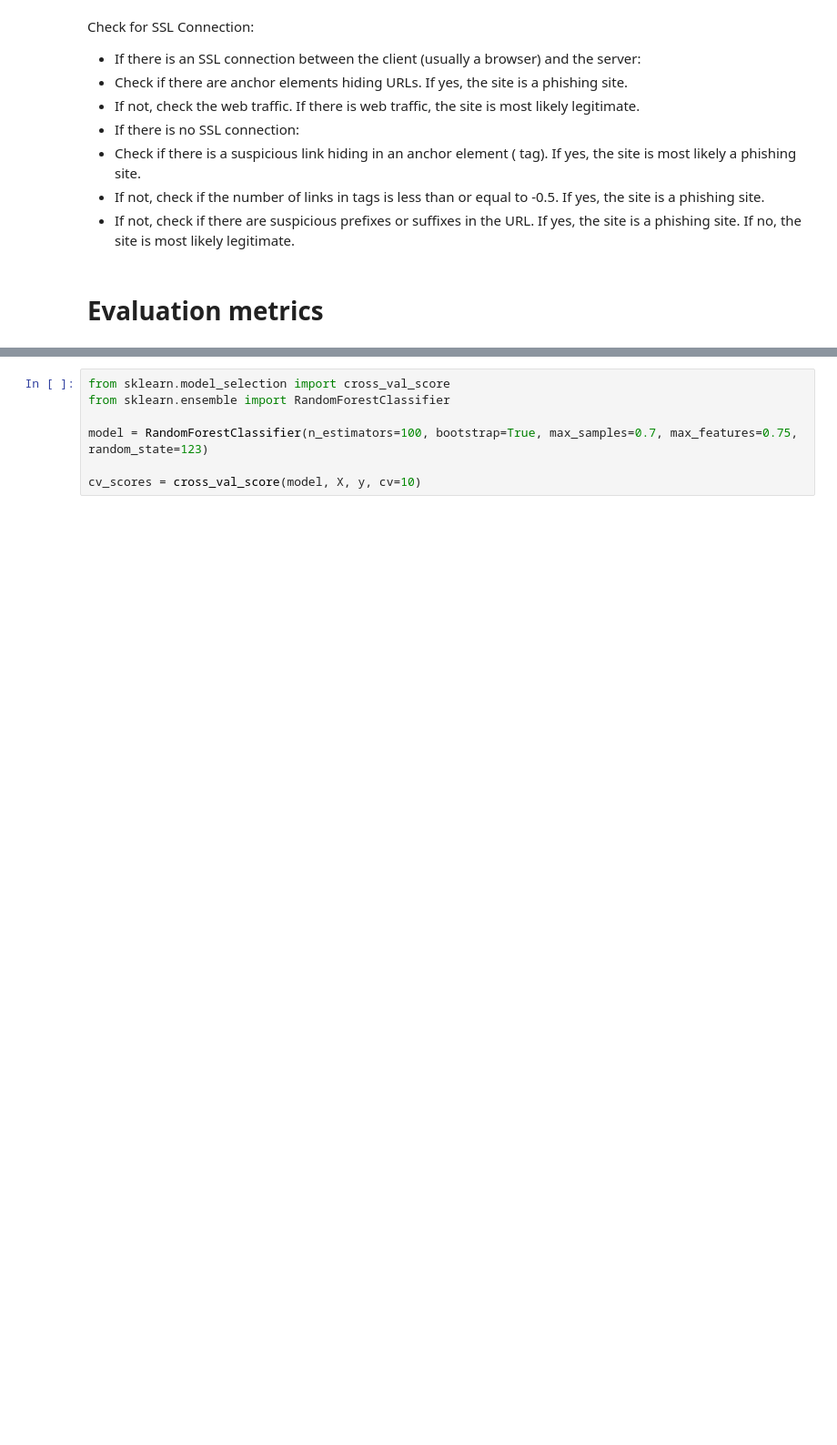
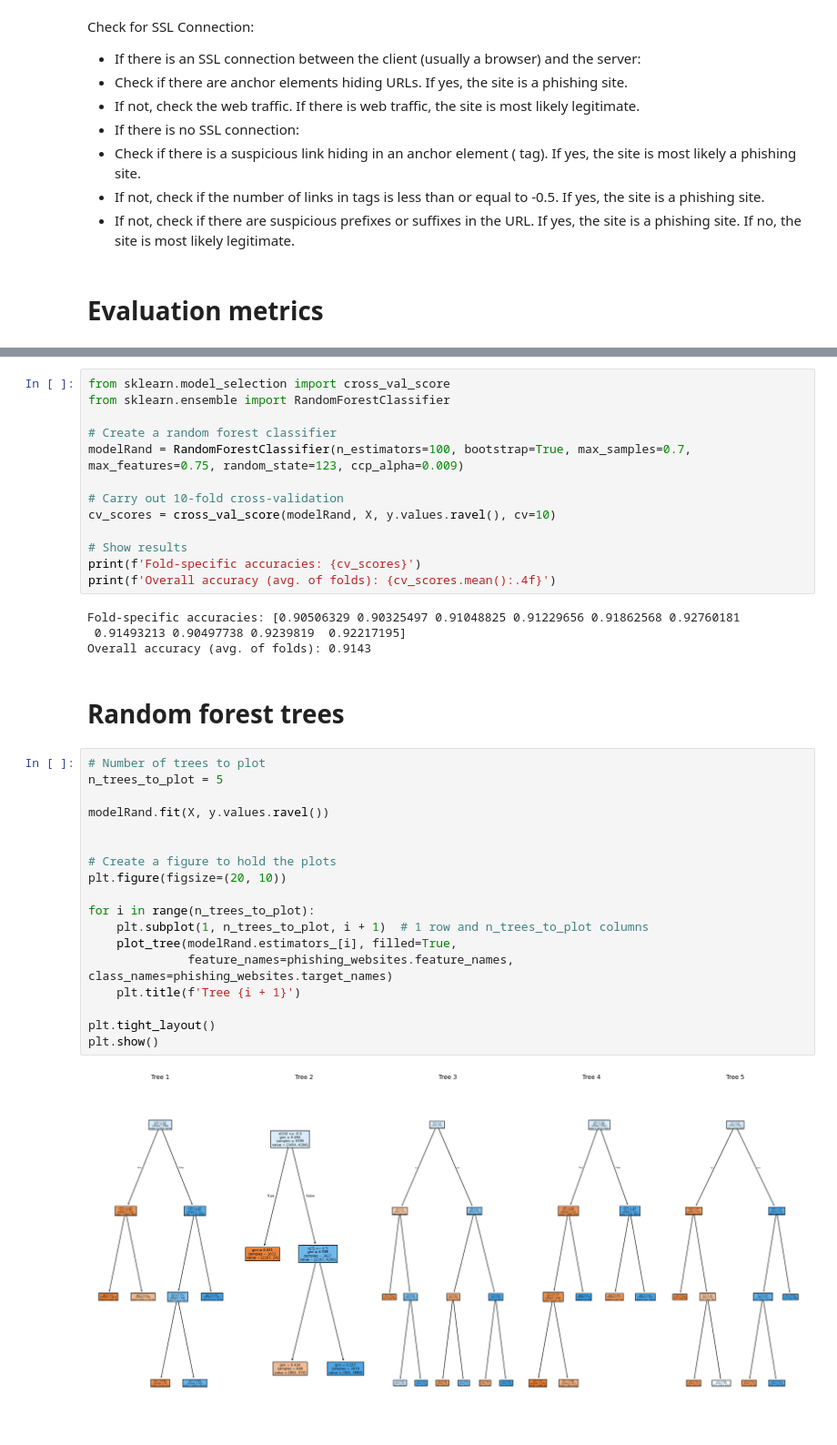
Before and after one commit to hinmiro/dataIsBeautifull_G2, a Jupyter notebook: assignments/decisiontrees_randomforests.ipynb, the cells around one changed output, grey strips where cells are left out. Shown: that part at 91% size. Cells and saved outputs as stored; diff of their text form; blank space fills up the shorter version.

Commit message:
Add random forest and metrics

```diff
--- a/assignments/decisiontrees_randomforests.ipynb
+++ b/assignments/decisiontrees_randomforests.ipynb
@@ -128,8 +123,38 @@ weighted avg       0.91      0.91      0.91      3317
 from sklearn.model_selection import cross_val_score
 from sklearn.ensemble import RandomForestClassifier
 
-model = RandomForestClassifier(n_estimators=100, bootstrap=True, max_samples=0.7, max_features=0.75, random_state=123)
+# Create a random forest classifier
+modelRand = RandomForestClassifier(n_estimators=100, bootstrap=True, max_samples=0.7, max_features=0.75, random_state=123, ccp_alpha=0.009)
 
-cv_scores = cross_val_score(model, X, y, cv=10)
+# Carry out 10-fold cross-validation
+cv_scores = cross_val_score(modelRand, X, y.values.ravel(), cv=10)
+
+# Show results
+print(f'Fold-specific accuracies: {cv_scores}')
+print(f'Overall accuracy (avg. of folds): {cv_scores.mean():.4f}')
+# %% [output]
+Fold-specific accuracies: [0.90506329 0.90325497 0.91048825 0.91229656 0.91862568 0.92760181
+ 0.91493213 0.90497738 0.9239819  0.92217195]
+Overall accuracy (avg. of folds): 0.9143
 # %% [markdown]
-#
+# Random forest trees
+# %%
+# Number of trees to plot
+n_trees_to_plot = 5
+
+modelRand.fit(X, y.values.ravel())
+
+
+# Create a figure to hold the plots
+plt.figure(figsize=(20, 10))
+
+for i in range(n_trees_to_plot):
+    plt.subplot(1, n_trees_to_plot, i + 1)  # 1 row and n_trees_to_plot columns
+    plot_tree(modelRand.estimators_[i], filled=True,
+              feature_names=phishing_websites.feature_names, class_names=phishing_websites.target_names)
+    plt.title(f'Tree {i + 1}')
+
+plt.tight_layout()
+plt.show()
+# %% [output]
+[figure, added]
```
Also changed, not shown: parts of 7 cells of this notebook.
